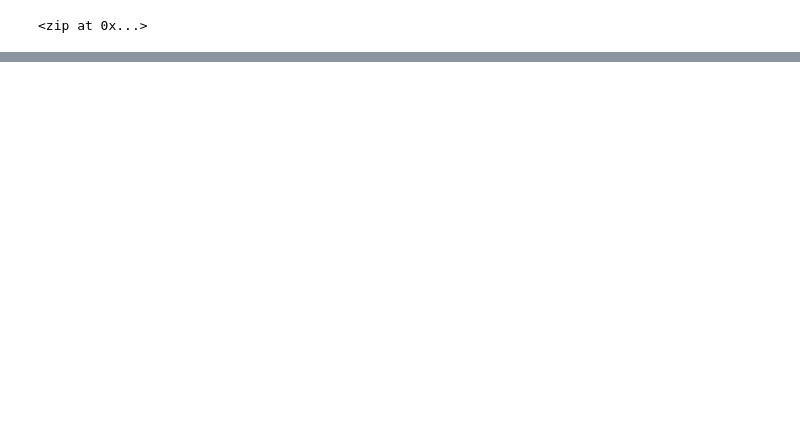
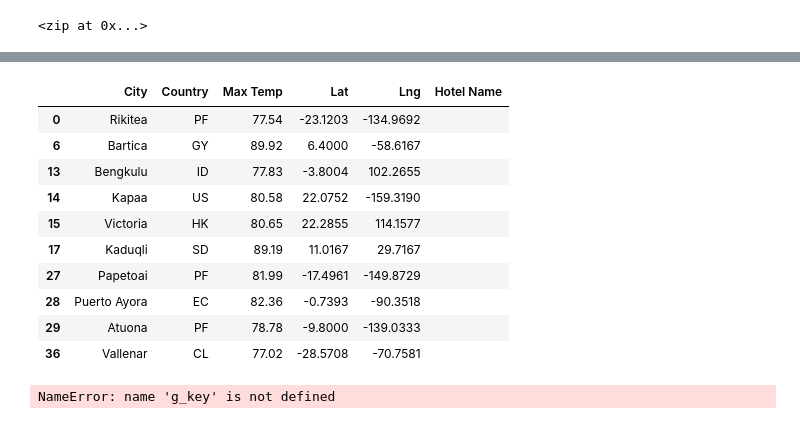
Before and after one commit to JanellN/World_Weather_Analysis, a Jupyter notebook: WeatherPy.ipynb, the cells around one changed output, grey strips where cells are left out. Drawn from its saved outputs; the diff is of its cells as text; code cells hidden in the pictures; blank space fills up the shorter version.

```diff
--- a/WeatherPy.ipynb
+++ b/WeatherPy.ipynb
@@ -488,0 +541,46 @@ plot_linear_regression(x_values, y_values,
+# %%
+# Create DataFrame called hotel_df to store hotel names along with city, country, max temp, and coordinates.
+
+hotel_df = preferred_cities_df[["City", "Country", "Max Temp", "Lat", "Lng"]].copy()
+
+hotel_df["Hotel Name"] = ""
+
+hotel_df.head(10)
+# %% [output]
+|  | City | Country | Max Temp | Lat | Lng | Hotel Name |
+| 0 | Rikitea | PF | 77.54 | -23.1203 | -134.9692 |  |
+| 6 | Bartica | GY | 89.92 | 6.4000 | -58.6167 |  |
+| 13 | Bengkulu | ID | 77.83 | -3.8004 | 102.2655 |  |
+| 14 | Kapaa | US | 80.58 | 22.0752 | -159.3190 |  |
+| 15 | Victoria | HK | 80.65 | 22.2855 | 114.1577 |  |
+| 17 | Kaduqli | SD | 89.19 | 11.0167 | 29.7167 |  |
+| 27 | Papetoai | PF | 81.99 | -17.4961 | -149.8729 |  |
+| 28 | Puerto Ayora | EC | 82.36 | -0.7393 | -90.3518 |  |
+| 29 | Atuona | PF | 78.78 | -9.8000 | -139.0333 |  |
+| 36 | Vallenar | CL | 77.02 | -28.5708 | -70.7581 |  |
+# %%
+# Set parameters to search for a hotel.
+
+params = {
+    "radius": 5000,
+    "type": "lodging",
+    "key": g_key
+}
+
+# Iterate through the DataFrame.
+for index, row in hotel_df.iterrows():
+    # Get the latitude and longitude.
+    lat = row["Lat"]
+    lng = row["Lng"]
+
+    # Add the latitude and longitude to location key for the params dictionary.
+    params["location"] = f"{lat},{lng}"
+
+    # Use the search term: "lodging" and our latitude and longitude.
+    base_url = "https://maps.googleapis.com/maps/api/place/nearbysearch/json"
+    # Make request and get the JSON data from the search.
+    hotels = requests.get(base_url, params=params).json()
+    # Grab the first hotel from the results and store the name.
+    hotel_df.loc[index, "Hotel Name"] = hotels["results"][0]["name"]
+# %% [output]
+NameError: name 'g_key' is not defined
```
Also changed, not shown: parts of 34 cells of this notebook, 7 other files.
